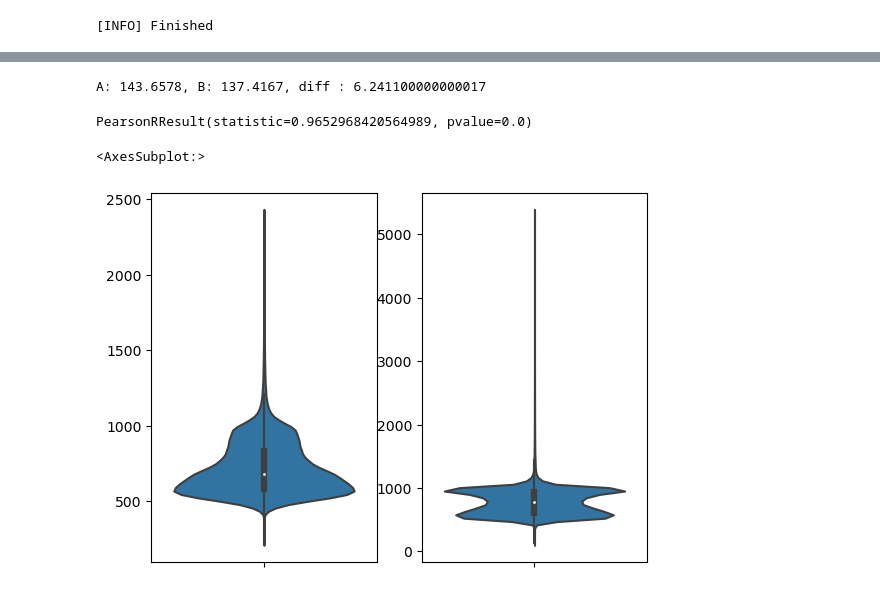
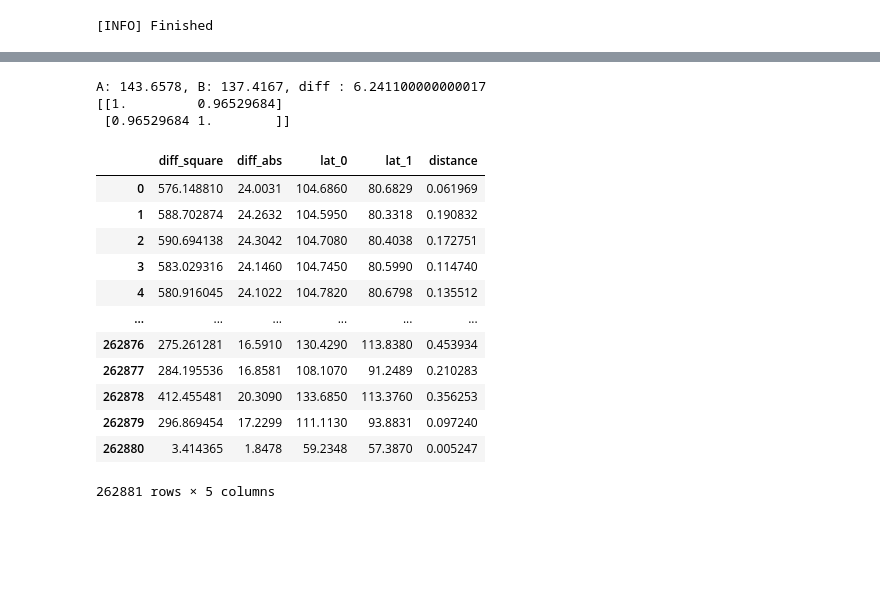
Before and after one commit to alonsoJASL/imatools, a Jupyter notebook: ipynb/sims_comparisons.ipynb, the cells around one changed output, grey strips where cells are left out. Drawn from its saved outputs; the diff is of its cells as text; code cells hidden in the pictures; blank space fills up the shorter version.

```diff
--- a/ipynb/sims_comparisons.ipynb
+++ b/ipynb/sims_comparisons.ipynb
@@ -134,45 +166,50 @@ sns.boxplot(y=f_a)
 # %%
 import scipy.stats as sstat
 
 def cname(dx, mx) :
     return dx + '_' + mx + '.csv'
 
 dx = 'lat'
 mx = 'l'
 
 cx = 0
 comparison_file = iou.fullfile(comp_dir, CX[cx], 'COMPARISONS', cname(dx, mx))
 
 df = pd.read_csv(comparison_file, skipinitialspace=True)
 
 
 
 comp_a = iou.fullfile(comparison_list[cx], files_and_mapping[dx][0].replace('X', mx))
 comp_b = iou.fullfile(comparison_list[cx+1], files_and_mapping[dx][0].replace('X', mx))
 
 f_a = np.loadtxt(comp_a)
 f_b = np.loadtxt(comp_b)
 
 TAT = lambda x : np.nanmax(x) - np.nanmin(x)
 print('A: {}, B: {}, diff : {}'.format(TAT(f_a), TAT(f_b), TAT(f_a)-TAT(f_b)))
 
-# np.corrcoef(df['lat_0'], df['lat_1'])
-sstat.pearsonr(df['lat_0'], df['lat_1'])
+print(np.corrcoef(df['lat_0'], df['lat_1']))
+
+ss = sstat.pearsonr(df['lat_0'], df['lat_1'])
+
+# ss.statistic
+# sns.lmplot(data=df.sample(1000), x='lat_0', y='lat_1')
+
+df
 # %% [output]
 A: 143.6578, B: 137.4167, diff : 6.241100000000017
+[[1.         0.96529684]
+ [0.96529684 1.        ]]
+|  | diff_square | diff_abs | lat_0 | lat_1 | distance |
+| 0 | 576.148810 | 24.0031 | 104.6860 | 80.6829 | 0.061969 |
+| 1 | 588.702874 | 24.2632 | 104.5950 | 80.3318 | 0.190832 |
+| 2 | 590.694138 | 24.3042 | 104.7080 | 80.4038 | 0.172751 |
+| 3 | 583.029316 | 24.1460 | 104.7450 | 80.5990 | 0.114740 |
+| 4 | 580.916045 | 24.1022 | 104.7820 | 80.6798 | 0.135512 |
+| ... | ... | ... | ... | ... | ... |
+| 262876 | 275.261281 | 16.5910 | 130.4290 | 113.8380 | 0.453934 |
+| 262877 | 284.195536 | 16.8581 | 108.1070 | 91.2489 | 0.210283 |
+| 262878 | 412.455481 | 20.3090 | 133.6850 | 113.3760 | 0.356253 |
+| 262879 | 296.869454 | 17.2299 | 111.1130 | 93.8831 | 0.097240 |
+| 262880 | 3.414365 | 1.8478 | 59.2348 | 57.3870 | 0.005247 |
-PearsonRResult(statistic=0.9652968420564989, pvalue=0.0)
+262881 rows × 5 columns
-# %%
-import matplotlib.pyplot as plt
-import seaborn as sns
-
-f_a
-
-fig, ax = plt.subplots(1,2)
-# sns.histplot(ax=ax[0], x=f_a, bins=50, stat='percent')
-# sns.histplot(ax=ax[1], x=f_b, bins=50, stat='percent')
-
-sns.violinplot(ax=ax[0], y=f_a)
-sns.violinplot(ax=ax[1], y=f_b)
-# %% [output]
-<AxesSubplot:>
-[figure, removed]
```
Also changed, not shown: parts of 13 cells of this notebook.
